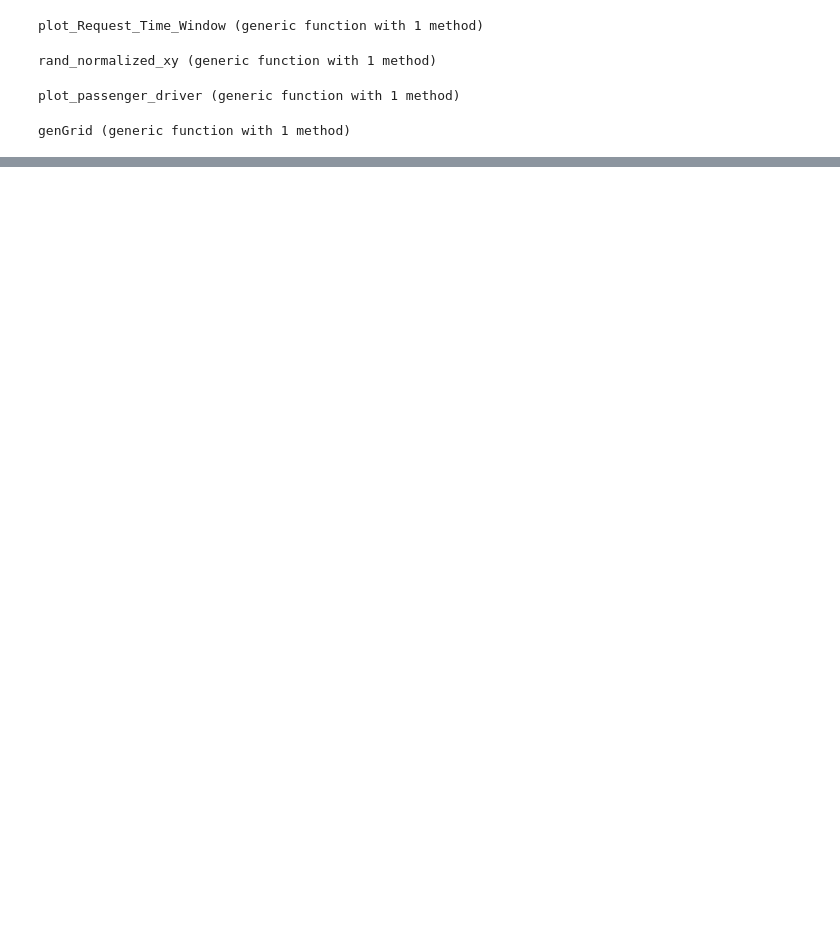
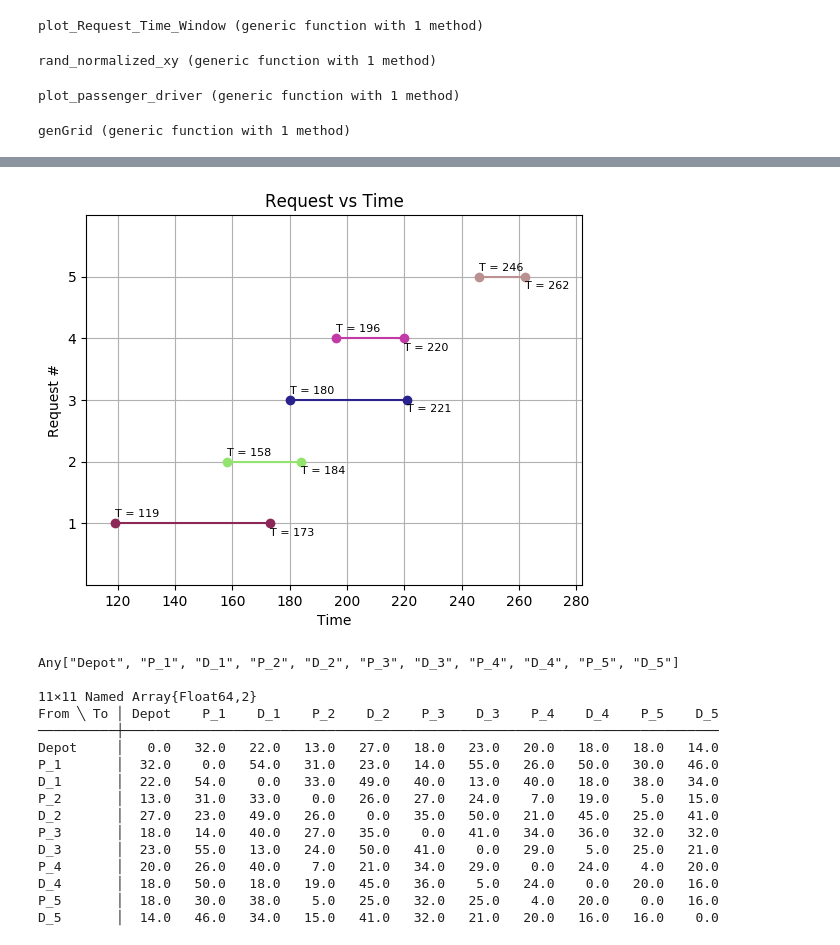
Before and after one commit to Raginii/Optimizing-Taxi-Cab-Dispatch, a Jupyter notebook: Code/VRP.ipynb, the cells around one changed output, grey strips where cells are left out. Saved outputs shown, nothing was run; the diff lists cells and outputs as text; code cells hidden in the pictures; blank space fills up the shorter version.

Commit message:
Organized function call

```diff
--- a/Code/VRP.ipynb
+++ b/Code/VRP.ipynb
@@ -133,3 +135,20 @@ function genGrid(n_passenger, n_driver)
 end
 # %% [output]
 genGrid (generic function with 1 method)
+# %%
+# Function to Get the coordinates of all depot and pickup, drop locations of requests (in order of request)
+# Can be modified to be called within distance matrix
+
+function get_locations(depot, requests)
+    nodes = []
+    for d in depot             # Right now, considering only single depot.
+        depot_node = d.cur_pos
+        push!(nodes, depot_node)
+    end
+
+    for r in requests
+        push!(nodes, r.pickup_pos)
+        push!(nodes, r.dropoff_pos)
+    end
+    return nodes
+end
@@ -135,0 +200,14 @@ genGrid (generic function with 1 method)
+# %%
+# Function to assign random request times for each request
+
+function assign_pickup_time(startT, requests)
+    endT = startT + 200
+    ptime = sort(rand(startT:endT, length(requests)))
+    #println(ptime)
+    k = 1
+    for r in requests
+        r.pickup_time = ptime[k]
+        k = k + 1
+    end
+    return requests
+end
@@ -323,0 +229,32 @@ x: 2 dimensions:
+# %%
+# Get Location coordinates.
+nodes = get_locations(depot, requests)
+
+# Compute distance matrix
+dist_matrix = distance_matrix(nodes, length(requests))
+
+# Find max distance from the depot to a pickup and use it as the reference time to start the TimeSlots for requests
+maxDistFromDepot = maximum(dist_matrix)
+
+# Now, assign random time slots beginning from maxDistFromDepot to all requests.
+requests = assign_pickup_time(maxDistFromDepot, requests)
+
+plot_Request_Time_Window(requests)   # Calling this function here coz of modified slots.
+# %% [output]
+[figure, added]
+Any["Depot", "P_1", "D_1", "P_2", "D_2", "P_3", "D_3", "P_4", "D_4", "P_5", "D_5"]
+
+11×11 Named Array{Float64,2}
+From ╲ To │ Depot    P_1    D_1    P_2    D_2    P_3    D_3    P_4    D_4    P_5    D_5
+──────────┼────────────────────────────────────────────────────────────────────────────
+Depot     │   0.0   32.0   22.0   13.0   27.0   18.0   23.0   20.0   18.0   18.0   14.0
+P_1       │  32.0    0.0   54.0   31.0   23.0   14.0   55.0   26.0   50.0   30.0   46.0
+D_1       │  22.0   54.0    0.0   33.0   49.0   40.0   13.0   40.0   18.0   38.0   34.0
+P_2       │  13.0   31.0   33.0    0.0   26.0   27.0   24.0    7.0   19.0    5.0   15.0
+D_2       │  27.0   23.0   49.0   26.0    0.0   35.0   50.0   21.0   45.0   25.0   41.0
+P_3       │  18.0   14.0   40.0   27.0   35.0    0.0   41.0   34.0   36.0   32.0   32.0
+D_3       │  23.0   55.0   13.0   24.0   50.0   41.0    0.0   29.0    5.0   25.0   21.0
+P_4       │  20.0   26.0   40.0    7.0   21.0   34.0   29.0    0.0   24.0    4.0   20.0
+D_4       │  18.0   50.0   18.0   19.0   45.0   36.0    5.0   24.0    0.0   20.0   16.0
+P_5       │  18.0   30.0   38.0    5.0   25.0   32.0   25.0    4.0   20.0    0.0   16.0
+D_5       │  14.0   46.0   34.0   15.0   41.0   32.0   21.0   20.0   16.0   16.0    0.0
```
Also changed, not shown: parts of 18 cells of this notebook.
